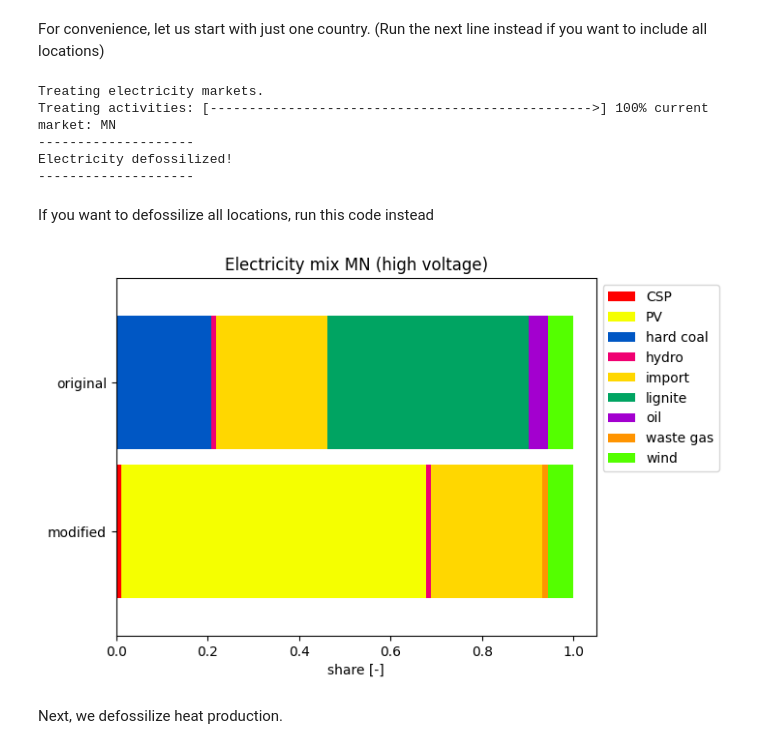
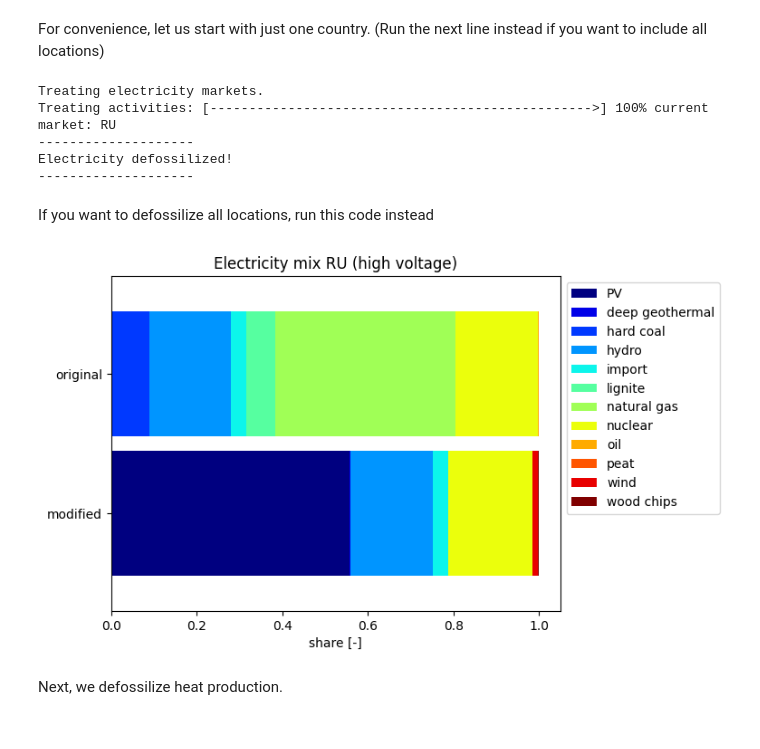
Before and after one commit to hschlesier/fossilfree_ecoinvent, a Jupyter notebook: notebook/Example.ipynb, the cells around one changed output. Saved outputs shown, nothing was run; the diff lists cells and outputs as text; code cells hidden in the pictures.

```diff
--- a/notebook/Example.ipynb
+++ b/notebook/Example.ipynb
@@ -135,11 +135,11 @@ ndb.electricity_locations
 # %% [markdown]
 For convenience, let us start with just one country. (Run the next line instead if you want to include all locations)
 # %%
-ndb.electricity_locations = ['MN'] #now only the mongolian grid would be modified
+ndb.electricity_locations = ['RU'] #now only the mongolian grid would be modified
 ndb.defossilize_electricity()
 # %% [output]
 Treating electricity markets.
-Treating activities: [------------------------------------------------->] 100% current market: MN
+Treating activities: [------------------------------------------------->] 100% current market: RU
 --------------------
 Electricity defossilized!
 --------------------
@@ -162,35 +162,35 @@ ff_grid_ = [act for act in ndb.fossilfree_db if act['name']=='market for electri
                                 ][0]
 
 def get_type(name):
     typ = name.split(', ')[1]
     if 'PV' in name:
       typ='PV'
     elif 'high voltage' in typ:
       typ='import'
     elif 'power plant' in typ:
       typ='waste gas'
     elif 'parabolic' in typ:
       typ='CSP'
     return typ
 
 def get_mix(act):
     mix_tuples = [(get_type(exc.input['name']), exc.amount) for exc in act.technosphere()
                     if exc.input['unit']=='kilowatt hour']
     df = pd.DataFrame(mix_tuples, columns=['source', 'value']).sort_values('value')
     return df.set_index('source').groupby('source').sum()/sum(df.value)
 
 og_mix, ff_mix = [get_mix(act) for act in [ff_grid_, og_grid_]]
 
 fig, ax = plt.subplots(1,1)
-pd.concat([og_mix, ff_mix],axis=1).T.plot.barh(ax=ax, stacked=True, cmap='prism', width=0.9)
+pd.concat([og_mix, ff_mix],axis=1).T.plot.barh(ax=ax, stacked=True, cmap='jet', width=0.9)
 ax.set_yticklabels(['modified', 'original'])
 ax.legend(bbox_to_anchor=(1, 1))
 ax.set_xlabel('share [-]')
 ax.set_title('Electricity mix {} (high voltage)'.format(location))
 
 plt.show()
 # %% [output]
-[figure, old version]
+[figure, new version]
 # %% [markdown]
 Next, we defossilize heat production.
 # %%
```
Also changed, not shown: parts of 3 cells of this notebook, 1 other file.
